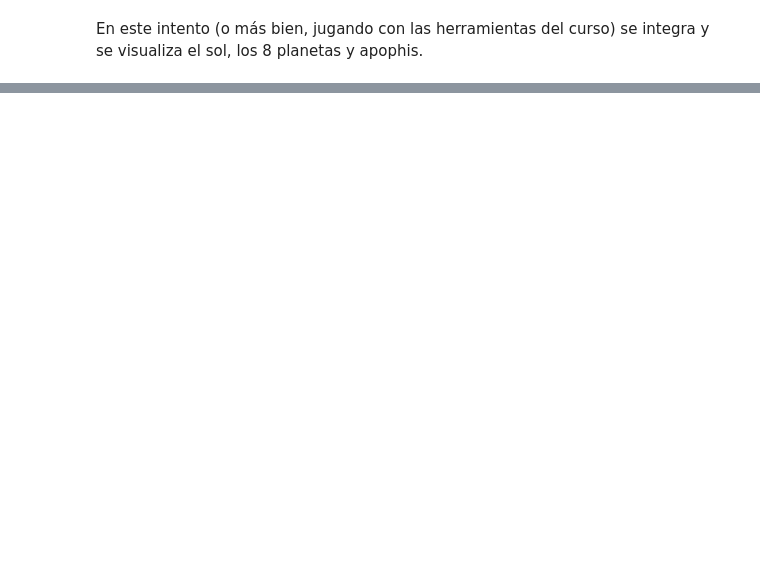
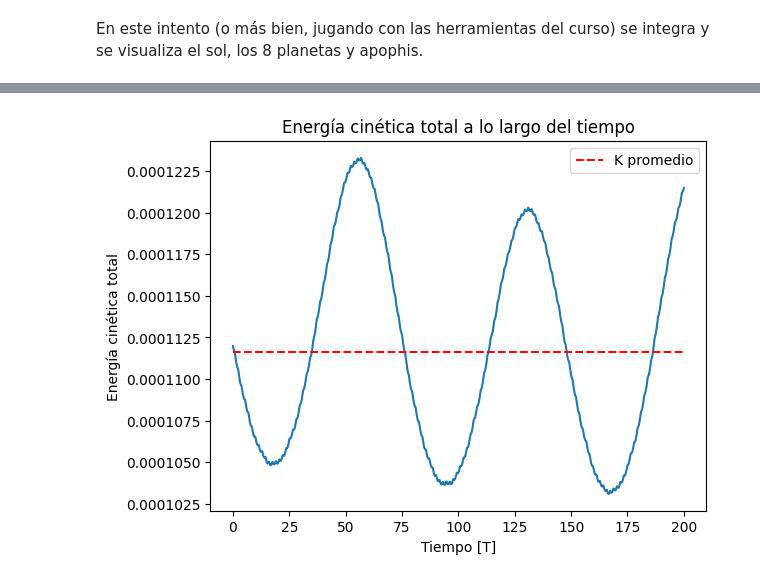
Before and after one commit to jaiderrueda-pixel/MecCel-20261-Project, a Jupyter notebook: meccelenv312project/2ndattempt.ipynb, the cells around one changed output, grey strips where cells are left out. Cells and saved outputs as stored; diff of their text form; code cells hidden in the pictures; blank space fills up the shorter version.

```diff
--- a/meccelenv312project/2ndattempt.ipynb
+++ b/meccelenv312project/2ndattempt.ipynb
@@ -221,0 +251,15 @@ print(E)
+# %%
+K_t = np.zeros(1000)
+for i in range(1000):
+    for j in range(10):
+        K_t[i] += 0.5 * sim_solar.particles[j].m * (vps[j,i,0]**2 + vps[j,i,1]**2 + vps[j,i,2]**2)
+
+plt.plot(ts, K_t)
+plt.hlines(np.mean(K_t), xmin=ts[0], xmax=ts[-1], colors='r', linestyles='dashed', label='K promedio')
+plt.xlabel('Tiempo [T]')
+plt.ylabel('Energía cinética total')
+plt.legend()
+plt.title('Energía cinética total a lo largo del tiempo')
+plt.show()
+# %% [output]
+[figure, added]
```
Also changed, not shown: parts of 25 cells of this notebook.
